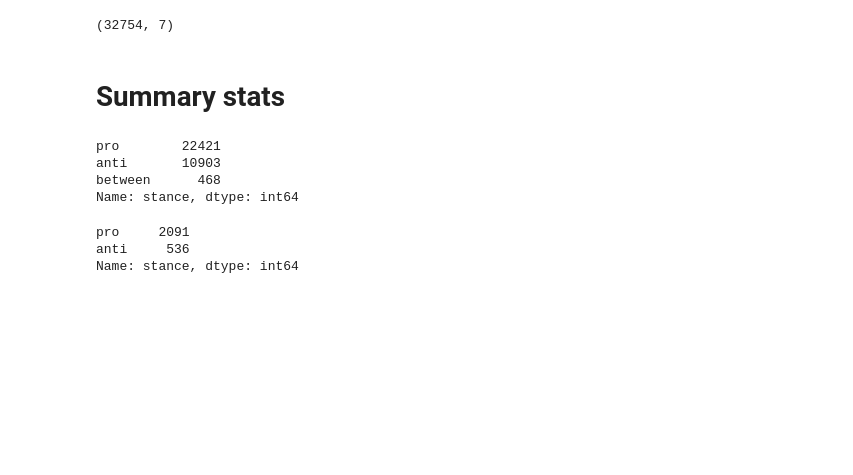
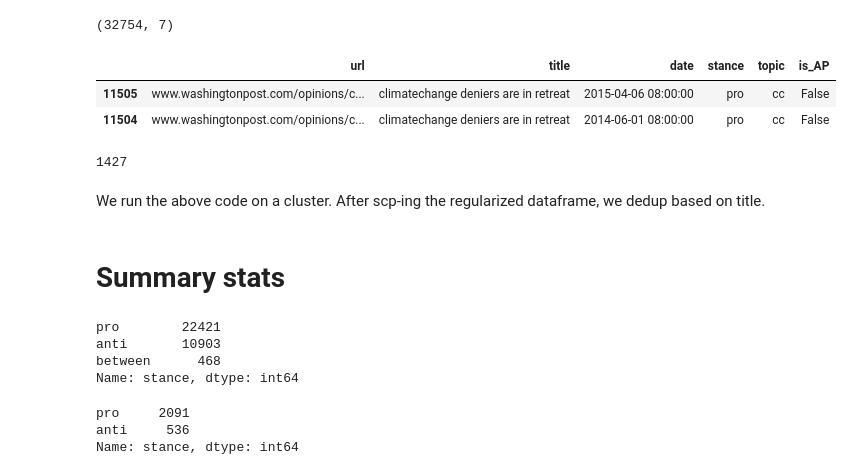
Before and after one commit to yiweiluo/GWStance, a Jupyter notebook: data_scraping/scraping_main.ipynb, the cells around one changed output. Cells and saved outputs as stored; diff of their text form; code cells hidden in the pictures; blank space fills up the shorter version.

Commit message:
update scraping notebook; add script for deduplicating titles on cluster

```diff
--- a/data_scraping/scraping_main.ipynb
+++ b/data_scraping/scraping_main.ipynb
@@ -1488,0 +1507,13 @@ pickle.dump(to_remove,open('dups_to_remove.pkl','wb'))
+# %%
+outlet_groups.get_group('wapo').loc[outlet_groups.get_group('wapo').title ==
+                                  'climatechange deniers are in retreat']
+# %% [output]
+|  | url | title | date | stance | topic | is_AP |
+| 11505 | www.washingtonpost.com/opinions/c... | climatechange deniers are in retreat | 2015-04-06 08:00:00 | pro | cc | False |
+| 11504 | www.washingtonpost.com/opinions/c... | climatechange deniers are in retreat | 2014-06-01 08:00:00 | pro | cc | False |
+# %%
+list(outlet_groups.get_group('wapo').index).index(17457)
+# %% [output]
+1427
+# %% [markdown]
+We run the above code on a cluster. After scp-ing the regularized dataframe, we dedup based on title.
```
Also changed, not shown: parts of 6 cells of this notebook, 1 other file.
